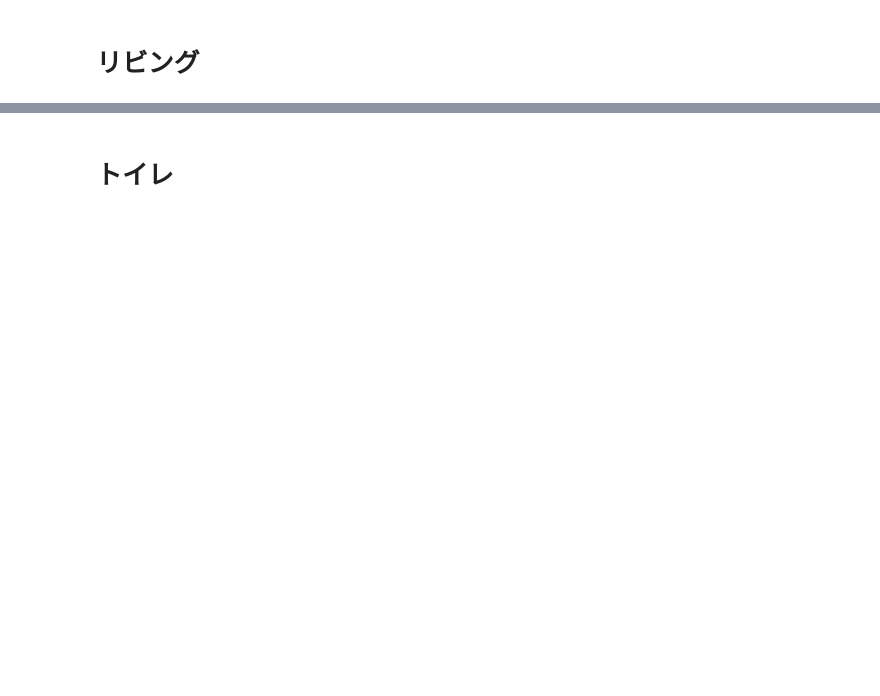
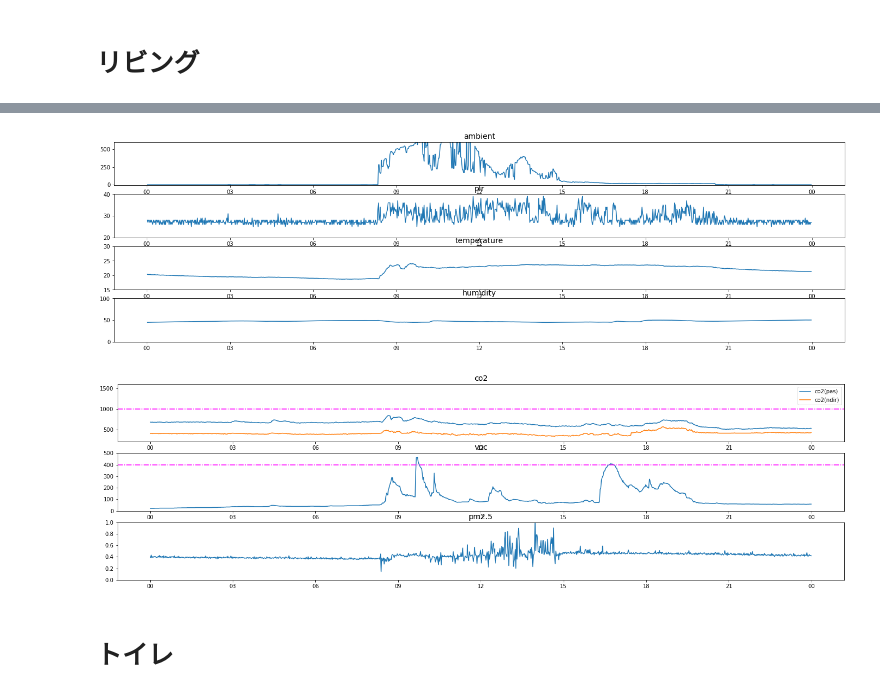
Before and after one commit to dkhmd/quarantine_helper, a Jupyter notebook: cloud/ml/env_model.ipynb, the cells around one changed output, grey strips where cells are left out. Cells and saved outputs as stored; diff of their text form; code cells hidden in the pictures; blank space fills up the shorter version.

```diff
--- a/cloud/ml/env_model.ipynb
+++ b/cloud/ml/env_model.ipynb
@@ -84,2 +94,6 @@ show_graph(df_work)
 # %% [markdown]
 # リビング
+# %%
+df_living = df[df['room'] == 'living']
+df_living = df_living[(df_living['date'] >= '2021-11-07 00:00:00') & (df_living['date'] < '2021-11-08 00:00:00')]
+df_living.head()
@@ -86,2 +107,7 @@ show_graph(df_work)
+# %%
+show_graph(df_living)
+# %% [output]
+[figure, added]
+[figure, added]
 # %% [markdown]
 # トイレ
```
Also changed, not shown: parts of 7 cells of this notebook.
